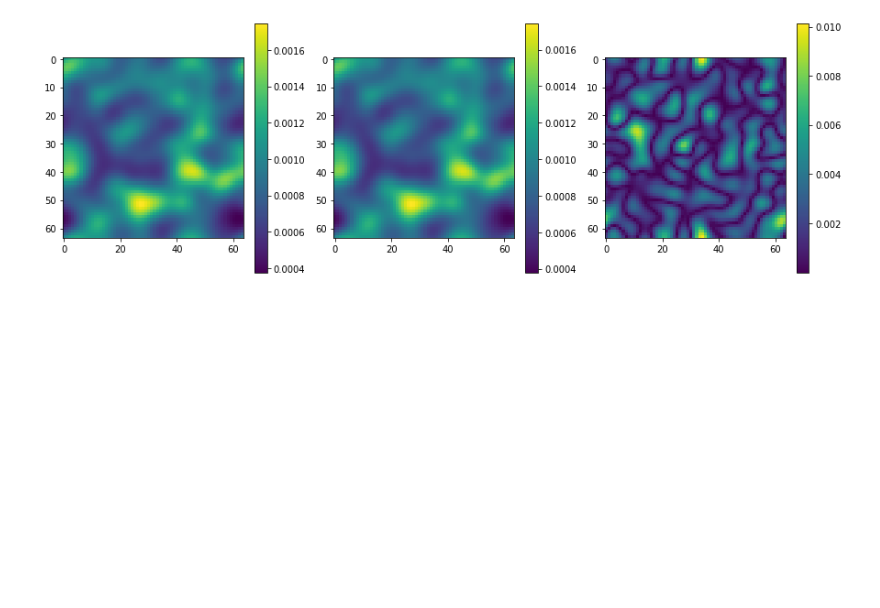
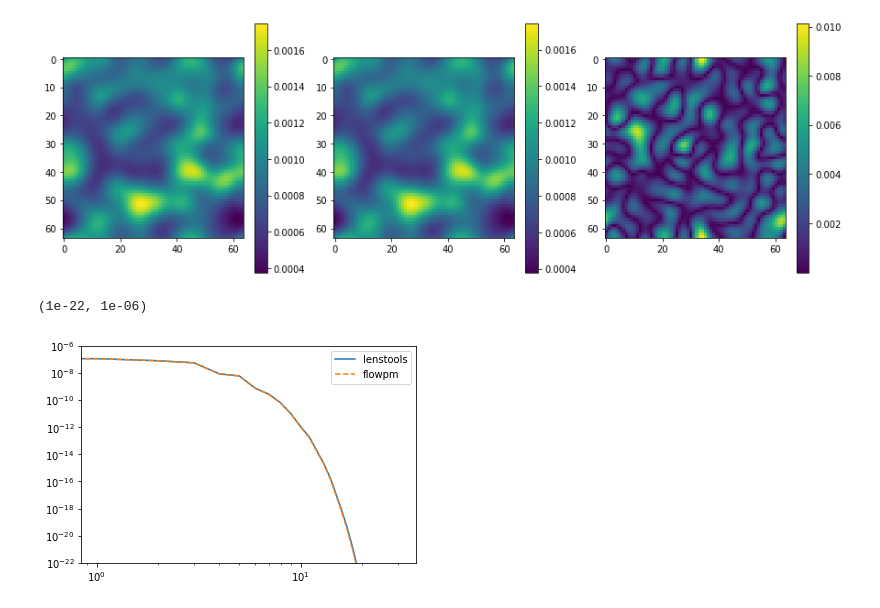
Before and after one commit to DifferentiableUniverseInitiative/flowpm, a Jupyter notebook: notebooks/dev/test_raytracing.ipynb, the cells around one changed output. Drawn from its saved outputs; the diff is of its cells as text; code cells hidden in the pictures; blank space fills up the shorter version.

Commit message:
add plot of power spectrum

```diff
--- a/notebooks/dev/test_raytracing.ipynb
+++ b/notebooks/dev/test_raytracing.ipynb
@@ -53,3 +53,51 @@ colorbar()
 # %% [output]
 <matplotlib.colorbar.Colorbar at 0x...>
 [figure]
+# %%
+def radial_profile(power_spectrum_2d):
+    """
+    Compute the radial profile of 2d image
+    :param data: 2d image
+    :return: radial profile
+    """
+    center = power_spectrum_2d.shape[0]/2
+    v, u = np.indices((power_spectrum_2d.shape))
+    k = np.sqrt((u - center)**2 + (v - center)**2)
+    k = k.astype('int32')
+
+    tbin = np.bincount(k.ravel(), power_spectrum_2d.ravel())
+    nr = np.bincount(k.ravel())
+    radialprofile = tbin / nr
+    return radialprofile
+
+def measure_power_spectrum(map_data, pixel_size, resolution):
+    """
+    measures power 2d data
+    :param map_data: map (n x n)
+    :param pixel_size: pixel size (rad/pixel)
+    :return: ell
+    :return: power spectrum
+    """
+    data_ft = np.abs(np.fft.fft2(map_data))
+    data_ft_shifted = np.fft.fftshift(data_ft)
+    power_spectrum_2d = np.abs(data_ft_shifted * np.conjugate(data_ft_shifted)) / 512**2
+    nyquist = np.int(data_ft_shifted.shape[0] / 2)
+    radialprofile = radial_profile(power_spectrum_2d)
+    power_spectrum_1d = radialprofile[:nyquist] * (pixel_size)**2
+
+    # Convert frequencies to angular multipoles \ell
+    k = np.arange(power_spectrum_1d.shape[0])
+    ell = 2. * np.pi * k / pixel_size / 360
+
+    return ell, power_spectrum_1d
+# %%
+_, ps1 = measure_power_spectrum(smooth_lt_plane, 1., 64)
+_, ps2 = measure_power_spectrum(smooth_fpm_plane, 1., 64)
+# %%
+loglog(ps1, label='lenstools')
+loglog(ps2, '--', label='flowpm')
+legend()
+ylim(1e-22,1e-6)
+# %% [output]
+(1e-22, 1e-06)
+[figure, added]
```
